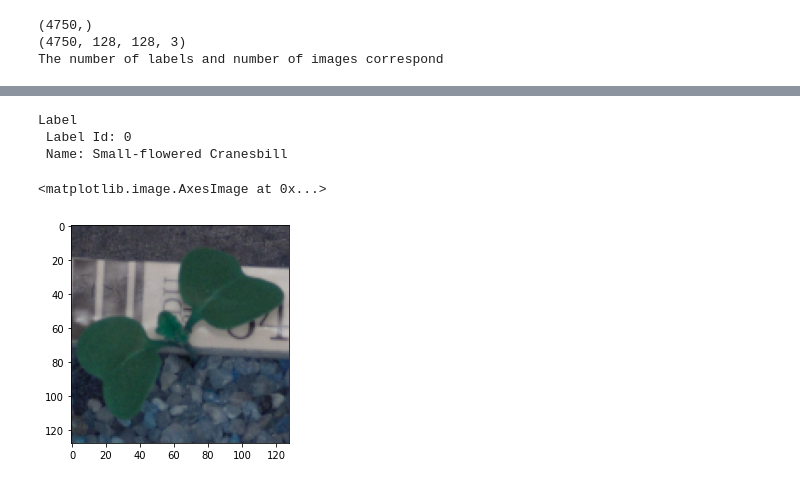
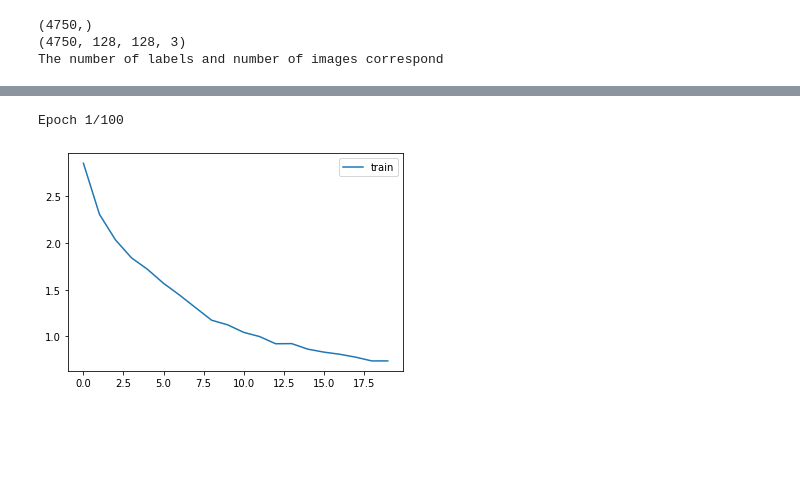
Before and after one commit to sjhamb31/AIML_GreatLearning, a Jupyter notebook: Assignment7_Computer_vision_SJ.ipynb, the cells around one changed output, grey strips where cells are left out. Cells and saved outputs as stored; diff of their text form; code cells hidden in the pictures; blank space fills up the shorter version.

```diff
--- a/Assignment7_Computer_vision_SJ.ipynb
+++ b/Assignment7_Computer_vision_SJ.ipynb
@@ -49,16 +89,5 @@ sns.barplot(np.unique(ytrain_arr.flatten(), return_counts = True)[0], np.unique(
-# %%
-categories = labels.unique()
-label_dict = {'Small-flowered Cranesbill':0,'Fat Hen':1, 'Shepherds Purse':2, 'Common wheat':3, 'Common Chickweed':4,
-              'Charlock':5, 'Cleavers':6 , 'Scentless Mayweed':7 , 'Sugar beet':8 , 'Maize':9, 'Black-grass':10,
-              'Loose Silky-bent':11}
-j = 18
-image = x_train[j]
-label = y_train[j]
-print(f'Label \n Label Id: {label_dict[label]} \n Name: {label}')
-plt.imshow(image)
-# %% [output]
-Label
- Label Id: 0
- Name: Small-flowered Cranesbill
-<matplotlib.image.AxesImage at 0x...>
-[figure, removed]
+# %%
+x_train = x_train.astype('float32') # Conversion to float type from integer type.
+x_valid = x_valid.astype('float32')
+x_train = x_train/255.0 # Division by 255
+x_valid = x_valid/255.0
@@ -64,0 +136,31 @@ Label
+# %%
+from tensorflow.keras.callbacks import ModelCheckpoint, EarlyStopping
+
+early_stopping = EarlyStopping(monitor='val_loss', min_delta=0.001, patience=10, verbose=1)
+
+#Adding Model Checkpoint callback to the fit function is going to save the weights whenever val_loss achieves a new low value.
+#Hence saving the best weights occurred during training
+
+model_checkpoint =  ModelCheckpoint('cifar_cnn_checkpoint_{epoch:02d}_loss{val_loss:.4f}.h5',
+                                                           monitor='val_loss',
+                                                           verbose=1,
+                                                           save_best_only=True,
+                                                           save_weights_only=True,
+                                                           mode='auto')
+# %%
+# initiate Adam optimizer
+optA = tf.keras.optimizers.Adam(learning_rate=0.0001)
+model.compile(optimizer=optA, loss='categorical_crossentropy', metrics=['accuracy'])
+# %%
+model_history=model.fit(x_train, y_train, epochs=100, validation_data=(x_valid,y_valid),
+                        shuffle=True, verbose=1, callbacks=[early_stopping,model_checkpoint])
+# %% [output]
+Epoch 1/100
+# %%
+# plot training history
+plt.plot(model_history.history['loss'], label='train')
+#plt.plot(model_history.history['val_loss'], label='test')
+plt.legend()
+plt.show()
+# %% [output]
+[figure, added]
```
Also changed, not shown: parts of 7 cells of this notebook.
